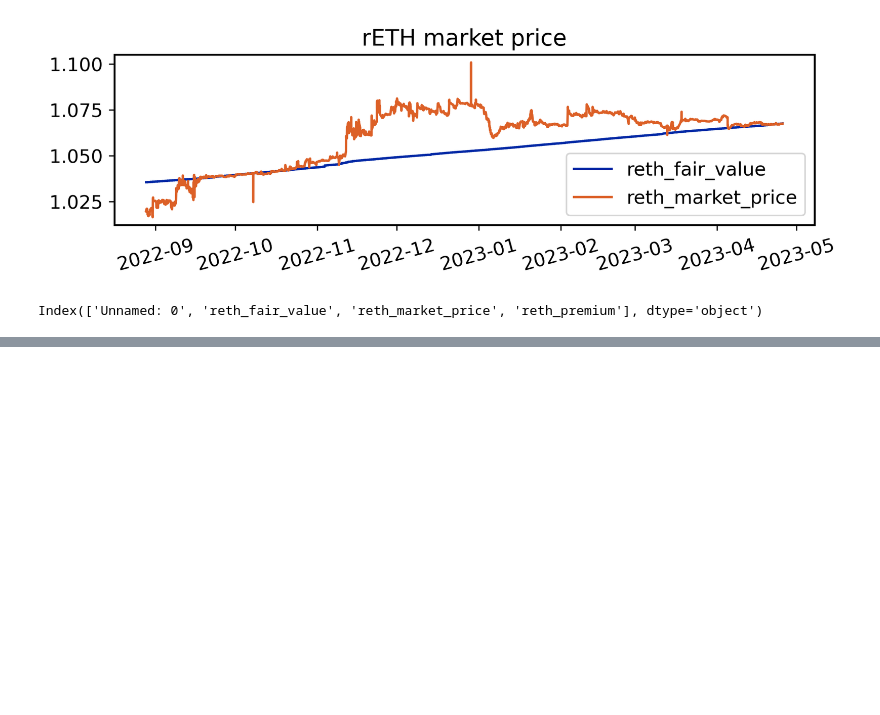
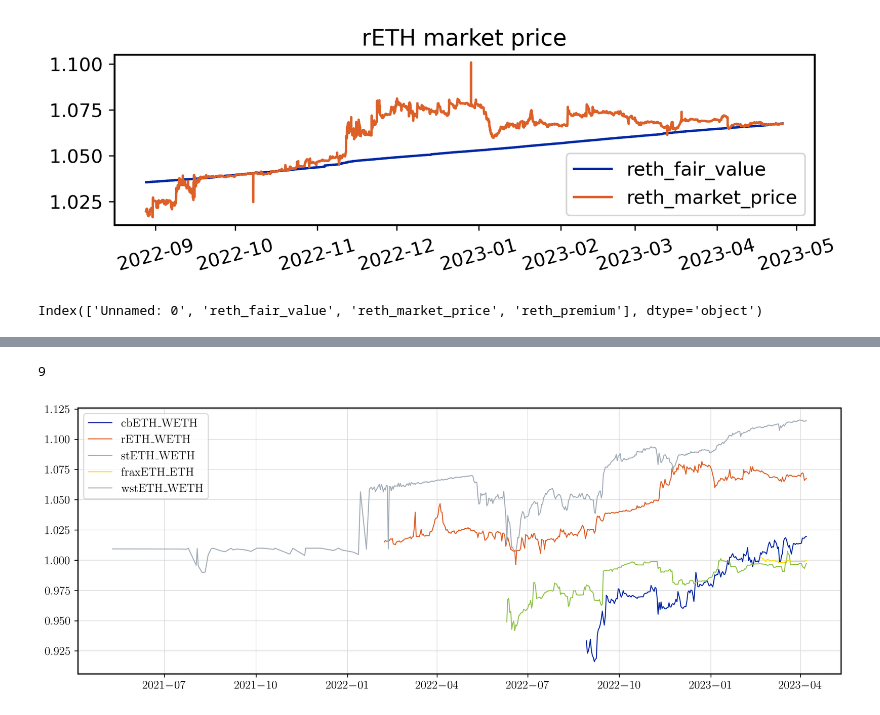
Before and after one commit to kgogol/UZHLiquidStaking, a Jupyter notebook: data_analysis.ipynb, the cells around one changed output, grey strips where cells are left out. Cells and saved outputs as stored; diff of their text form; code cells hidden in the pictures; blank space fills up the shorter version.

Commit message:
updated data_analysis

```diff
--- a/data_analysis.ipynb
+++ b/data_analysis.ipynb
@@ -122,0 +161,36 @@ for _, group in price.resample('W'):
+# %%
+import os
+
+data = []
+cwd = os.getcwd()
+for file in os.listdir('data/price'):
+   filepath = os.path.join(cwd, 'data/price',file)
+   _df = pd.read_csv(filepath)
+   _df['timestamp']=pd.to_datetime(_df['timestamp'])
+   _df=_df.set_index('timestamp')
+   _df = transform_to_daily(_df, 'price')
+   _df.currency_pair = file.split('.')[0]
+   data.append(_df)
+# %%
+print(len(data))
+# %% [output]
+9
+# %%
+
+fig, ax = plt.subplots(nrows=1,ncols=1, figsize=(14,5),dpi =300)
+
+for cur in data:
+    if cur.currency_pair in ['SD_WETH','WETH_RPL','SWISE_WETH', 'ETH_sETH2']:
+        continue
+    ax.plot(cur.index, cur.close, lw=1, label = cur.currency_pair)
+
+ax.set_axisbelow(True)
+#ax.set_xlim(reth_fair.index.min(), reth_fair.index.max())
+#ax.set_ylim(1,1.1)
+ax.legend()
+ax.grid(zorder=100, lw =0.5, color = 'lightgray')
+fig.set_facecolor('w')
+
+plt.show()
+# %% [output]
+[figure, added]
```
Also changed, not shown: parts of 16 cells of this notebook, 1 other file.
